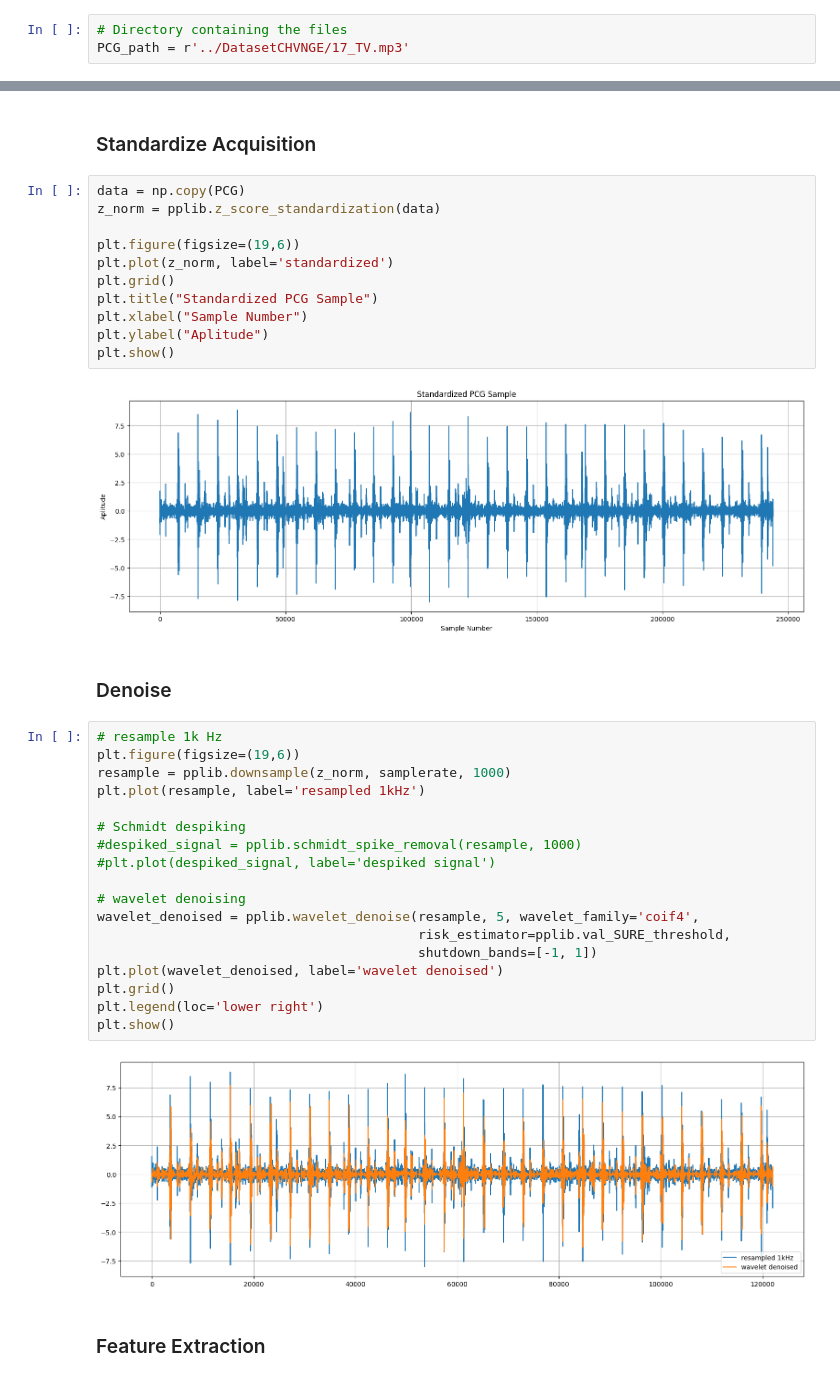
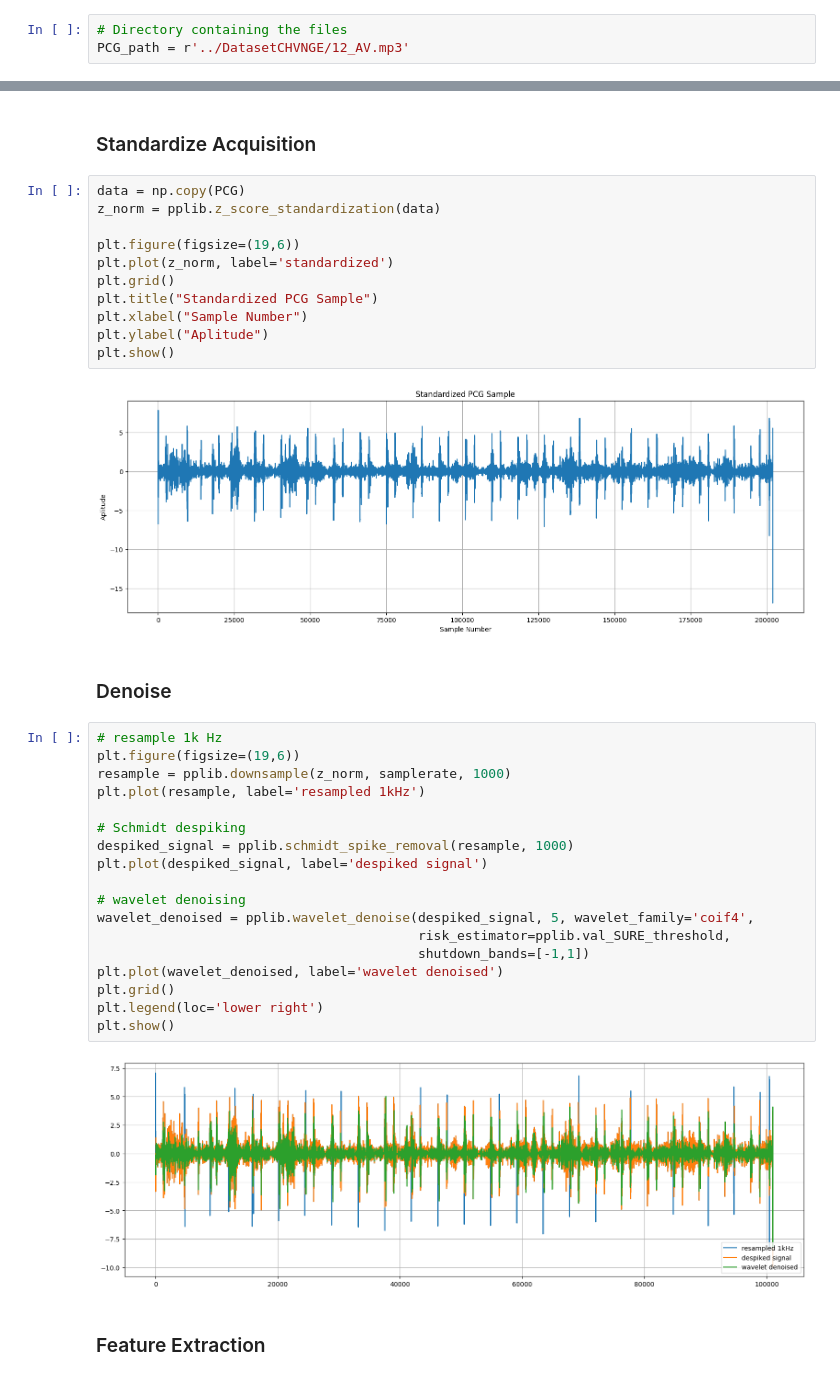
Before and after one commit to DanielProanoGuevara/Multimodal_SQA, a Jupyter notebook: PCG_Preprocessing.ipynb, the cells around one changed output, grey strips where cells are left out. Cells and saved outputs as stored; diff of their text form.

Commit message:
fixed Schmidt denoiser

```diff
--- a/PCG_Preprocessing.ipynb
+++ b/PCG_Preprocessing.ipynb
@@ -139,7 +139,7 @@ plt.show()
 ## Preprocessing Example for old DatasetCHVNGE
 # %%
 # Directory containing the files
-PCG_path = r'../DatasetCHVNGE/17_TV.mp3'
+PCG_path = r'../DatasetCHVNGE/12_AV.mp3'
 # %% [markdown]
 ### Import PCG
 # %%
@@ -173,29 +173,29 @@ plt.xlabel("Sample Number")
 plt.ylabel("Aplitude")
 plt.show()
 # %% [output]
-[figure, old version]
+[figure, new version]
 # %% [markdown]
 ### Denoise
 # %%
 # resample 1k Hz
 plt.figure(figsize=(19,6))
 resample = pplib.downsample(z_norm, samplerate, 1000)
 plt.plot(resample, label='resampled 1kHz')
 
 # Schmidt despiking
-#despiked_signal = pplib.schmidt_spike_removal(resample, 1000)
-#plt.plot(despiked_signal, label='despiked signal')
+despiked_signal = pplib.schmidt_spike_removal(resample, 1000)
+plt.plot(despiked_signal, label='despiked signal')
 
 # wavelet denoising
-wavelet_denoised = pplib.wavelet_denoise(resample, 5, wavelet_family='coif4',
+wavelet_denoised = pplib.wavelet_denoise(despiked_signal, 5, wavelet_family='coif4',
                                          risk_estimator=pplib.val_SURE_threshold,
-                                         shutdown_bands=[-1, 1])
+                                         shutdown_bands=[-1,1])
 plt.plot(wavelet_denoised, label='wavelet denoised')
 plt.grid()
 plt.legend(loc='lower right')
 plt.show()
 # %% [output]
-[figure, old version]
+[figure, new version]
 # %% [markdown]
 ### Feature Extraction
 # %%
```
Also changed, not shown: parts of 3 cells of this notebook, 2 other files.
